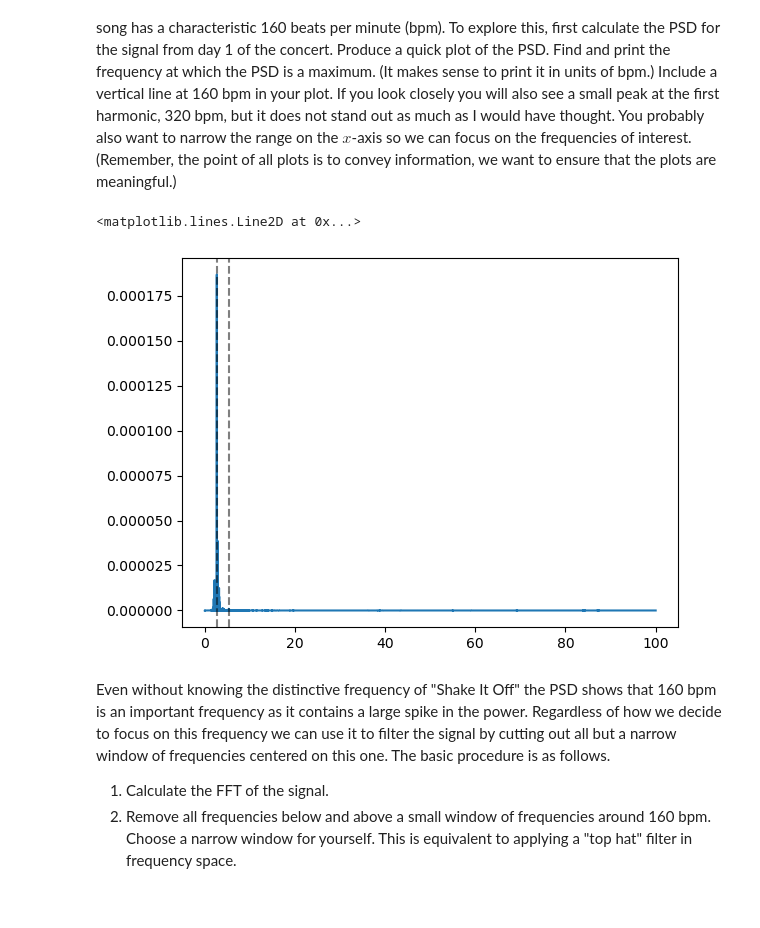
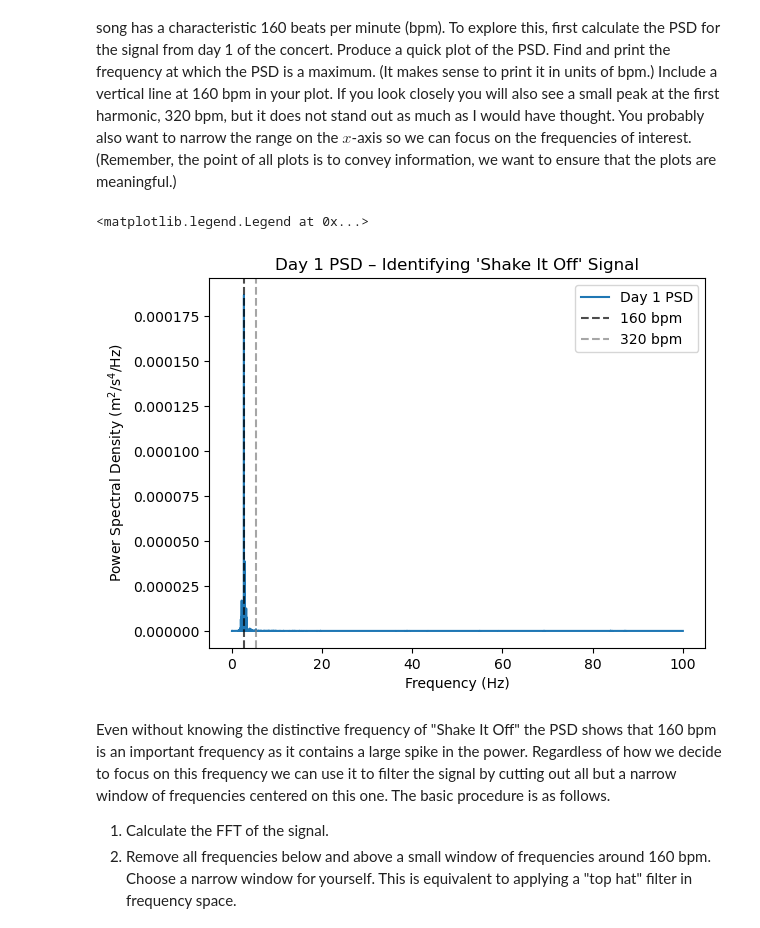
Before and after one commit to SerenaLynas/p250-spring-2026, a Jupyter notebook: labs/Lab10.ipynb, the cells around one changed output. Drawn from its saved outputs; the diff is of its cells as text; code cells hidden in the pictures; blank space fills up the shorter version.

```diff
--- a/labs/Lab10.ipynb
+++ b/labs/Lab10.ipynb
@@ -233,13 +253,17 @@ You probably also want to narrow the range on the $x$-axis so we can focus on th
 (Remember, the point of all plots is to convey information, we want to ensure that the plots are meaningful.)
 # %%
 sq1_psd = calculate_psd(sq1, fs)
-plt.plot(sq1_freq, sq1_psd)
-plt.axvline(160 / 60, c="k", alpha=0.5, linestyle="--")
-plt.axvline(320 / 60, c="k", alpha=0.5, linestyle="--")
+plt.plot(sq1_freq, sq1_psd, label="Day 1 PSD")
+plt.axvline(160 / 60, c="k", alpha=0.7, linestyle="--", label="160 bpm")
+plt.axvline(320 / 60, c="gray", alpha=0.7, linestyle="--", label="320 bpm")
+plt.xlabel("Frequency (Hz)")
+plt.ylabel("Power Spectral Density (m$^2$/s$^4$/Hz)")
+plt.title("Day 1 PSD – Identifying 'Shake It Off' Signal")
+plt.legend()
 #plt.xlim(0, 10)
 # %% [output]
-<matplotlib.lines.Line2D at 0x...>
+<matplotlib.legend.Legend at 0x...>
-[figure, old version]
+[figure, new version]
 # %% [markdown]
 Even without knowing the distinctive frequency of "Shake It Off" the PSD shows that 160 bpm is an important frequency as it contains a large spike in the power.
 Regardless of how we decide to focus on this frequency we can use it to filter the signal by cutting out all but a narrow window of frequencies centered on this one.
```
Also changed, not shown: parts of 7 cells of this notebook.
